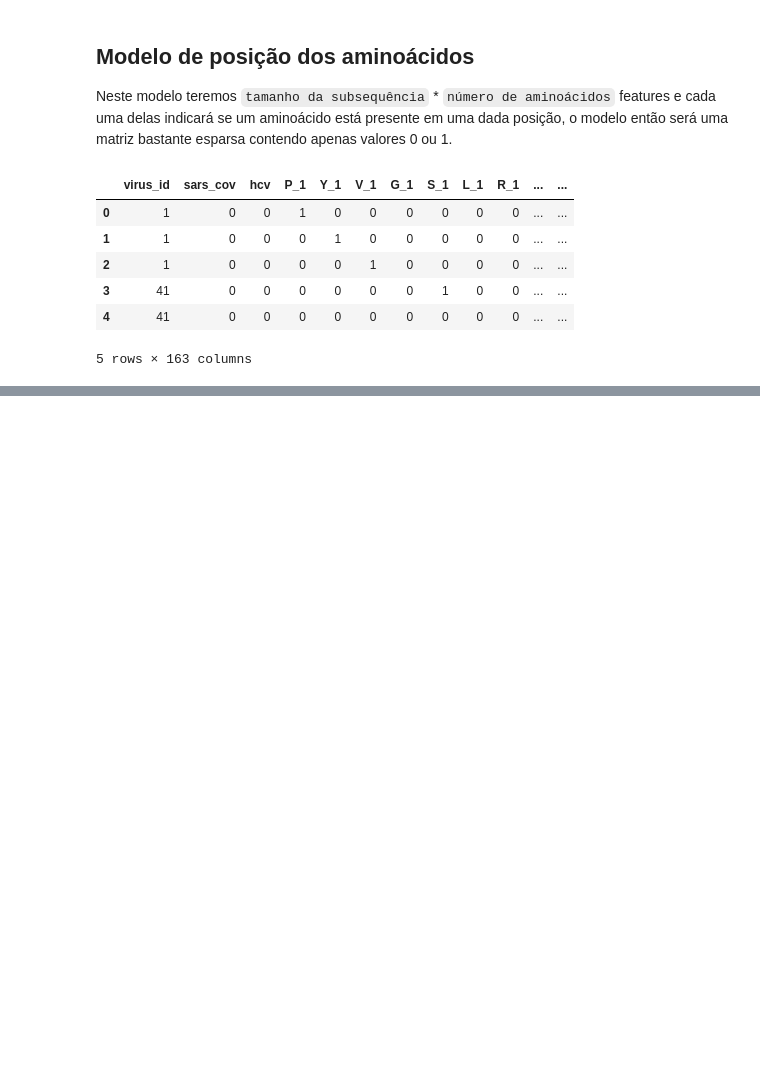
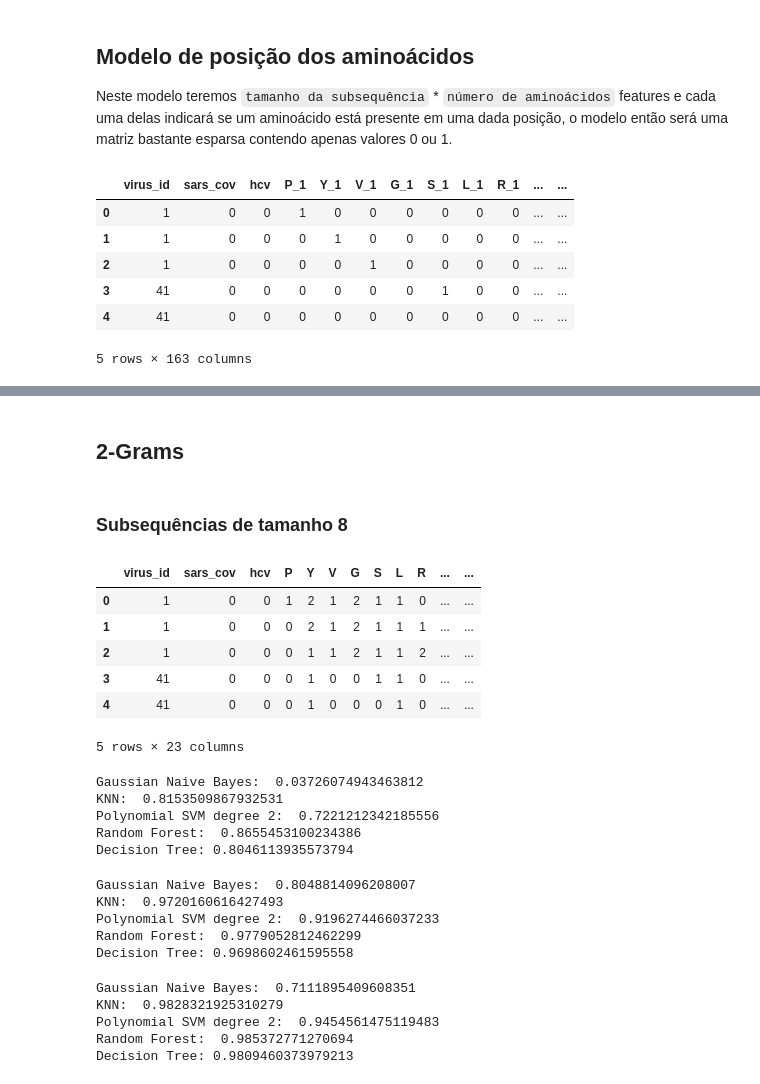
Before and after one commit to lucas-mv/peptide-avpdb-ml, a Jupyter notebook: peptide-ml.ipynb, the cells around one changed output, grey strips where cells are left out. Saved outputs shown, nothing was run; the diff lists cells and outputs as text; code cells hidden in the pictures; blank space fills up the shorter version.

```diff
--- a/peptide-ml.ipynb
+++ b/peptide-ml.ipynb
@@ -273,0 +292,23 @@ Decision Tree: 0.8970709230138525
+# %% [markdown]
+## 2-Grams
+# %%
+def build_2_gram_subsequence_dataframe(data, size):
+    df, virus_encoder = build_basic_dataframe(data, size)
+    symbols, _ = extract_aminoacid_symbols(data)
+    encoded_2_gram = []
+    for index, x in df.iterrows():
+        dictionary = {
+            'virus_id': x['virus_id'],
+            'sars_cov': x['sars_cov'],
+            'hcv': x['hcv']
+        }
+        for s in symbols:
+            if s != '0':
+                dictionary[s] = 0
+        for x_symbol in x['subsequence']:
+            for s in symbols:
+                if x_symbol == s and s != '0':
+                    dictionary[s] = dictionary[s]+1
+                    break
+        encoded_2_gram.append(dictionary)
+    return pd.DataFrame(encoded_2_gram), virus_encoder
@@ -273,0 +317,13 @@ Decision Tree: 0.8970709230138525
+# %% [markdown]
+### Subsequências de tamanho 8
+# %%
+df, virus_encoder = build_2_gram_subsequence_dataframe(data, 8)
+df.head()
+# %% [output]
+|  | virus_id | sars_cov | hcv | P | Y | V | G | S | L | R | ... | ... |
+| 0 | 1 | 0 | 0 | 1 | 2 | 1 | 2 | 1 | 1 | 0 | ... | ... |
+| 1 | 1 | 0 | 0 | 0 | 2 | 1 | 2 | 1 | 1 | 1 | ... | ... |
+| 2 | 1 | 0 | 0 | 0 | 1 | 1 | 2 | 1 | 1 | 2 | ... | ... |
+| 3 | 41 | 0 | 0 | 0 | 1 | 0 | 0 | 1 | 1 | 0 | ... | ... |
+| 4 | 41 | 0 | 0 | 0 | 1 | 0 | 0 | 0 | 1 | 0 | ... | ... |
+5 rows × 23 columns
@@ -273,0 +332,27 @@ Decision Tree: 0.8970709230138525
+# %%
+y = df['virus_id'].values.ravel()
+benchmark_classifiers(X, y)
+# %% [output]
+Gaussian Naive Bayes:  0.03726074943463812
+KNN:  0.8153509867932531
+Polynomial SVM degree 2:  0.7221212342185556
+Random Forest:  0.8655453100234386
+Decision Tree: 0.8046113935573794
+# %%
+y = df['hcv'].values.ravel()
+benchmark_classifiers(X, y)
+# %% [output]
+Gaussian Naive Bayes:  0.8048814096208007
+KNN:  0.9720160616427493
+Polynomial SVM degree 2:  0.9196274466037233
+Random Forest:  0.9779052812462299
+Decision Tree: 0.9698602461595558
+# %%
+y = df['sars_cov'].values.ravel()
+benchmark_classifiers(X, y)
+# %% [output]
+Gaussian Naive Bayes:  0.7111895409608351
+KNN:  0.9828321925310279
+Polynomial SVM degree 2:  0.9454561475119483
+Random Forest:  0.985372771270694
+Decision Tree: 0.9809460373979213
```
Also changed, not shown: parts of 26 cells of this notebook.
